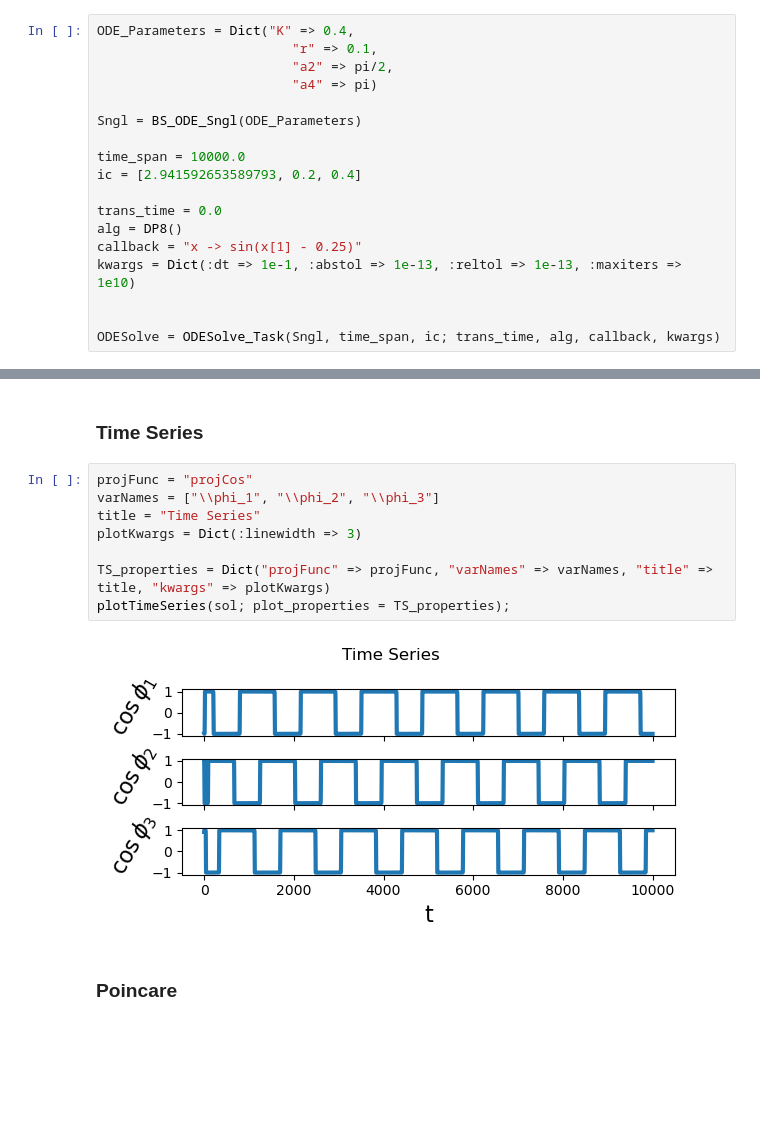
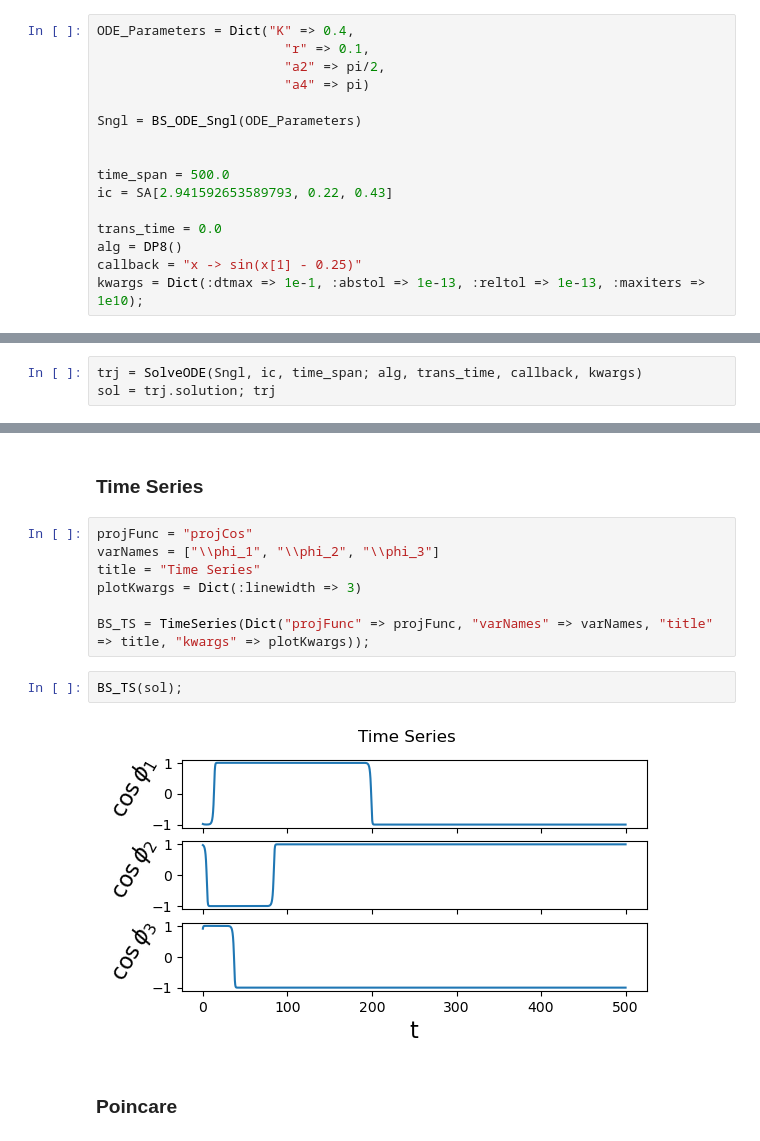
Before and after one commit to Artyom91150/Coupled_contours, a Jupyter notebook: BS_notebook.ipynb, the cells around one changed output, grey strips where cells are left out. Drawn from its saved outputs; the diff is of its cells as text; blank space fills up the shorter version.

```diff
--- a/BS_notebook.ipynb
+++ b/BS_notebook.ipynb
@@ -47,19 +45,17 @@ include("Utils\\Session_Utils.jl")
 Создание ивента для определения периода траектории
 # %%
 ODE_Parameters = Dict("K" => 0.4,
-                         "r" => 0.1,
-                         "a2" => pi/2,
-                         "a4" => pi)
+                        "r" => 0.1,
+                        "a2" => pi/2,
+                        "a4" => pi)
 
 Sngl = BS_ODE_Sngl(ODE_Parameters)
 
-time_span = 10000.0
-ic = [2.941592653589793, 0.2, 0.4]
+
+time_span = 500.0
+ic = SA[2.941592653589793, 0.22, 0.43]
 
 trans_time = 0.0
 alg = DP8()
 callback = "x -> sin(x[1] - 0.25)"
-kwargs = Dict(:dt => 1e-1, :abstol => 1e-13, :reltol => 1e-13, :maxiters => 1e10)
-
-
-ODESolve = ODESolve_Task(Sngl, time_span, ic; trans_time, alg, callback, kwargs)
+kwargs = Dict(:dtmax => 1e-1, :abstol => 1e-13, :reltol => 1e-13, :maxiters => 1e10);
@@ -87,0 +62,3 @@ sol = ODESolve()
+# %%
+trj = SolveODE(Sngl, ic, time_span; alg, trans_time, callback, kwargs)
+sol = trj.solution; trj
@@ -93,10 +86,11 @@ varNames = ["\\phi_1", "\\phi_2", "\\phi_3"]
 title = "Time Series"
 plotKwargs = Dict(:linewidth => 3)
 
-TS_properties = Dict("projFunc" => projFunc, "varNames" => varNames, "title" => title, "kwargs" => plotKwargs)
-plotTimeSeries(sol; plot_properties = TS_properties);
+BS_TS = TimeSeries(Dict("projFunc" => projFunc, "varNames" => varNames, "title" => title, "kwargs" => plotKwargs));
-# %% [output]
-[figure, removed]
+# %%
+BS_TS(sol);
+# %% [output]
+[figure, added]
 # %% [markdown]
 ### Poincare
 # %%
```
Also changed, not shown: parts of 59 cells of this notebook, 20 other files.
